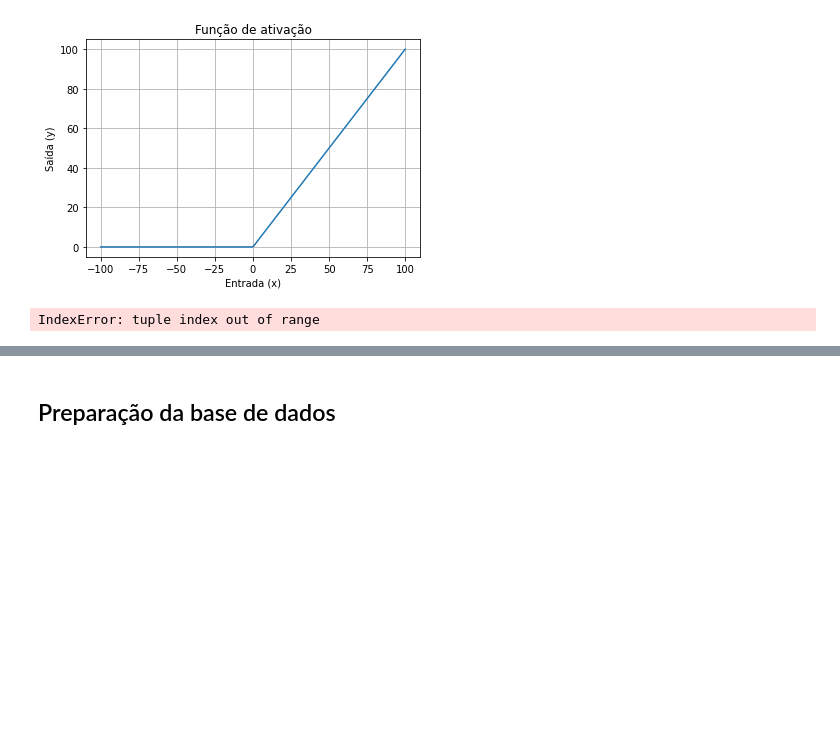
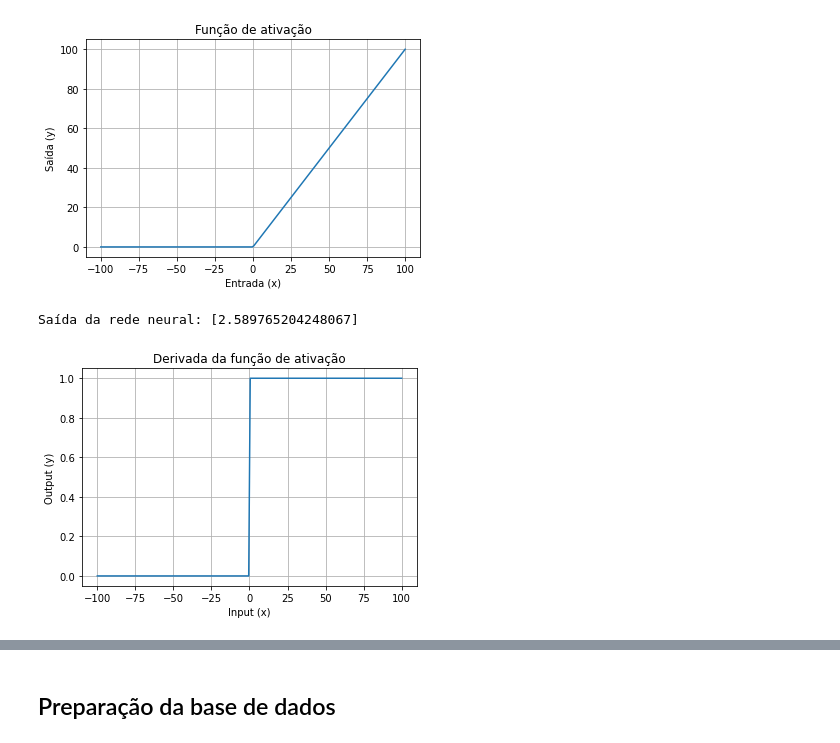
Before and after one commit to cleversonahum/nn_backpropagation, a Jupyter notebook: nn_backpropagation.ipynb, the cells around one changed output, grey strips where cells are left out. Saved outputs shown, nothing was run; the diff lists cells and outputs as text; code cells hidden in the pictures; blank space fills up the shorter version.

Commit message:
implementing ReLu activation function

```diff
--- a/nn_backpropagation.ipynb
+++ b/nn_backpropagation.ipynb
@@ -48,10 +48,10 @@ print("Somatório neurônio: ", activate(weights, input))
 Somatório neurônio:  8
 # %%
 import matplotlib.pyplot as plt
-#mudar pra Relu
+
 def transfer(activation):
-	#return 1.0 / (1.0 + np.exp(-activation))
-	return np.maximum(np.zeros(activation.shape[0]), activation)
+	#return 1.0 / (1.0 + np.exp(-activation)) #tanh
+	return np.where(activation<0, 0, activation)
 
 plt.figure()
 x_transfer = np.linspace(-100,100,200)
@@ -80,21 +80,23 @@ def forward_propagate(network, row):
 output = forward_propagate(net, input)
 print ("Saída da rede neural:", output)
 # %% [output]
-IndexError: tuple index out of range
+Saída da rede neural: [2.589765204248067]
 # %%
 def transfer_derivative(output):
-	# return output * (1.0 - output)
-	return 1 if output>=0 else 0
+	# return output * (1.0 - output) # Tanh
+	return np.where(output<0, 0, 1)
 
 plt.figure()
 x_transfer_derivative = np.linspace(-100,100,200)
 y_transfer_derivative = transfer_derivative(x_transfer_derivative)
 plt.title("Derivada da função de ativação")
 plt.xlabel("Input (x)")
 plt.ylabel("Output (y)")
 plt.grid()
 plt.plot(x_transfer_derivative,y_transfer_derivative)
 plt.show()
+# %% [output]
+[figure, added]
 # %%
 def backward_propagate_error(network, expected):
 	for i in reversed(range(len(network))):
```
Also changed, not shown: parts of 10 cells of this notebook.
